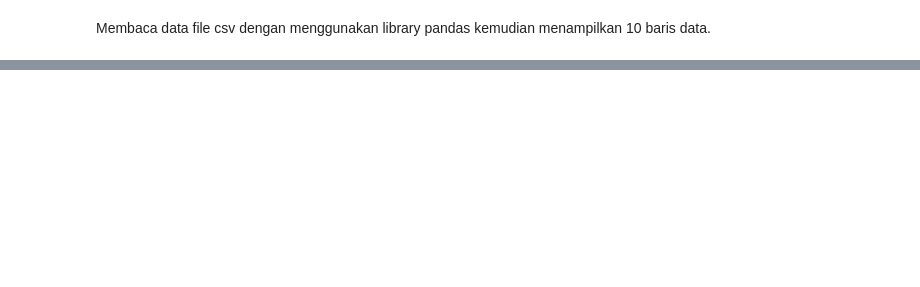
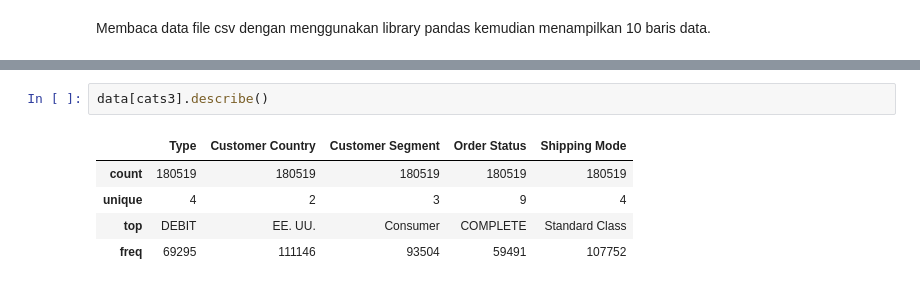
Before and after one commit to Nurochman79/DataScience, a Jupyter notebook: TUGAS_1_DATA_MINING.ipynb, the cells around one changed output, grey strips where cells are left out. Drawn from its saved outputs; the diff is of its cells as text; blank space fills up the shorter version.

```diff
--- a/TUGAS_1_DATA_MINING.ipynb
+++ b/TUGAS_1_DATA_MINING.ipynb
@@ -79,0 +172,8 @@ Customer City,Customer Country,Customer Email, Customer, Fname type object sehin
+# %%
+data[cats3].describe()
+# %% [output]
+|  | Type | Customer Country | Customer Segment | Order Status | Shipping Mode |
+| count | 180519 | 180519 | 180519 | 180519 | 180519 |
+| unique | 4 | 2 | 3 | 9 | 4 |
+| top | DEBIT | EE. UU. | Consumer | COMPLETE | Standard Class |
+| freq | 69295 | 111146 | 93504 | 59491 | 107752 |
```
Also changed, not shown: parts of 44 cells of this notebook.
